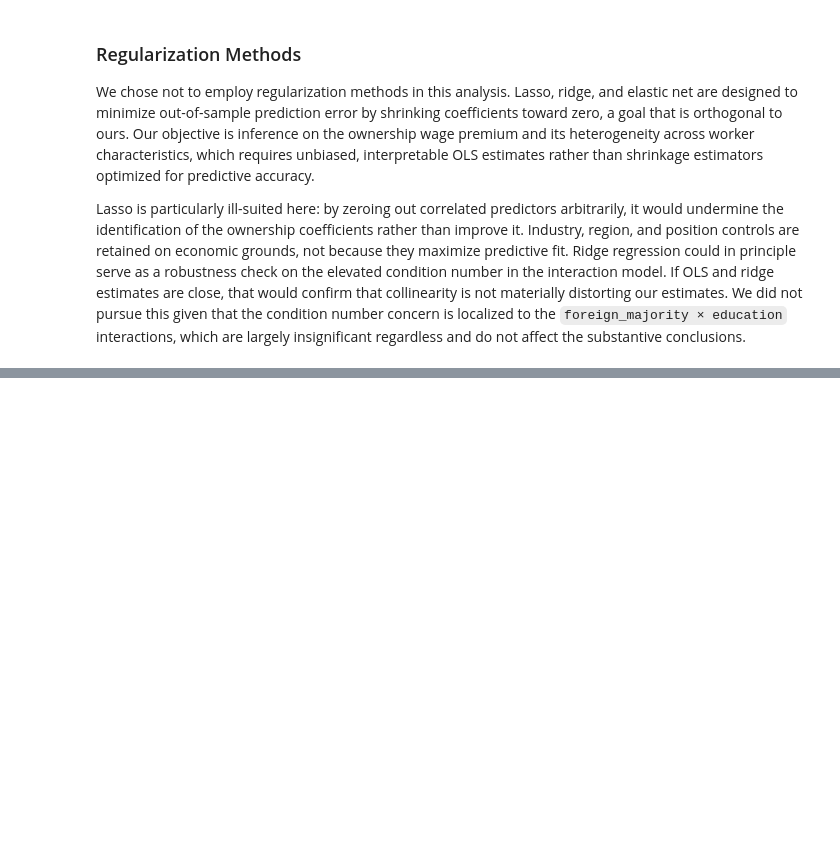
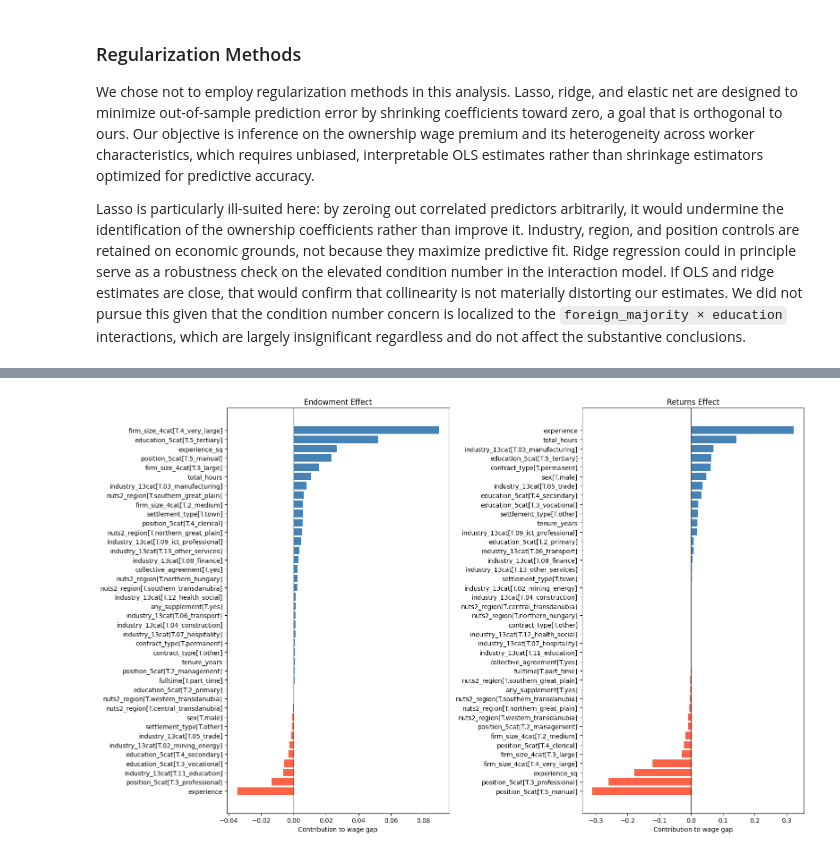
Before and after one commit to oli-maynard-dev/230a_project_files_OM_MS, a Jupyter notebook: code/modeling.ipynb, the cells around one changed output, grey strips where cells are left out. Saved outputs shown, nothing was run; the diff lists cells and outputs as text; code cells hidden in the pictures; blank space fills up the shorter version.

Commit message:
modeling and backward

```diff
--- a/code/modeling.ipynb
+++ b/code/modeling.ipynb
@@ -269,0 +387,14 @@ Lasso is particularly ill-suited here: by zeroing out correlated predictors arbi
+# %%
+# Convert to pandas Series for named indexing
+mean_foreign_s  = pd.Series(mean_foreign,  index=model_foreign.model.exog_names)
+mean_domestic_s = pd.Series(mean_domestic, index=model_domestic.model.exog_names)
+
+common_vars = model_foreign.params.index.intersection(model_domestic.params.index)
+
+decomp = pd.DataFrame(index=common_vars)
+decomp['endowment'] = (mean_foreign_s[common_vars] - mean_domestic_s[common_vars]) * beta_domestic[common_vars]
+decomp['returns']   = mean_foreign_s[common_vars] * (beta_foreign[common_vars] - beta_domestic[common_vars])
+decomp['total']     = decomp['endowment'] + decomp['returns']
+
+decomp = decomp.drop('Intercept').sort_values('total', ascending=False)
+print(decomp.round(4).to_string())
@@ -269,0 +512,16 @@ Lasso is particularly ill-suited here: by zeroing out correlated predictors arbi
+# %%
+# Plot
+fig, axes = plt.subplots(1, 2, figsize=(16, 10))
+
+for ax, col, title in zip(axes, ['endowment', 'returns'], ['Endowment Effect', 'Returns Effect']):
+    data = decomp[col].sort_values()
+    colors = ['steelblue' if v > 0 else 'tomato' for v in data]
+    ax.barh(data.index, data.values, color=colors)
+    ax.axvline(0, color='black', linewidth=0.8)
+    ax.set_title(title)
+    ax.set_xlabel('Contribution to wage gap')
+
+plt.tight_layout()
+plt.show()
+# %% [output]
+[figure, added]
```
Also changed, not shown: parts of 18 cells of this notebook, 1 other file.
